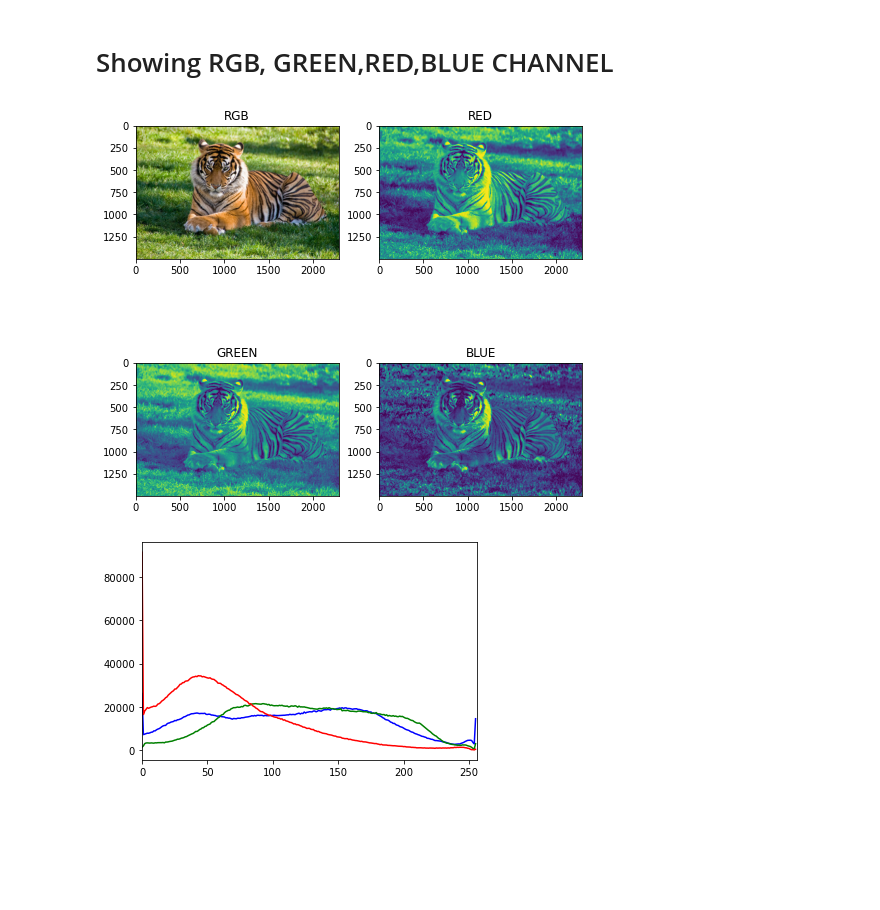
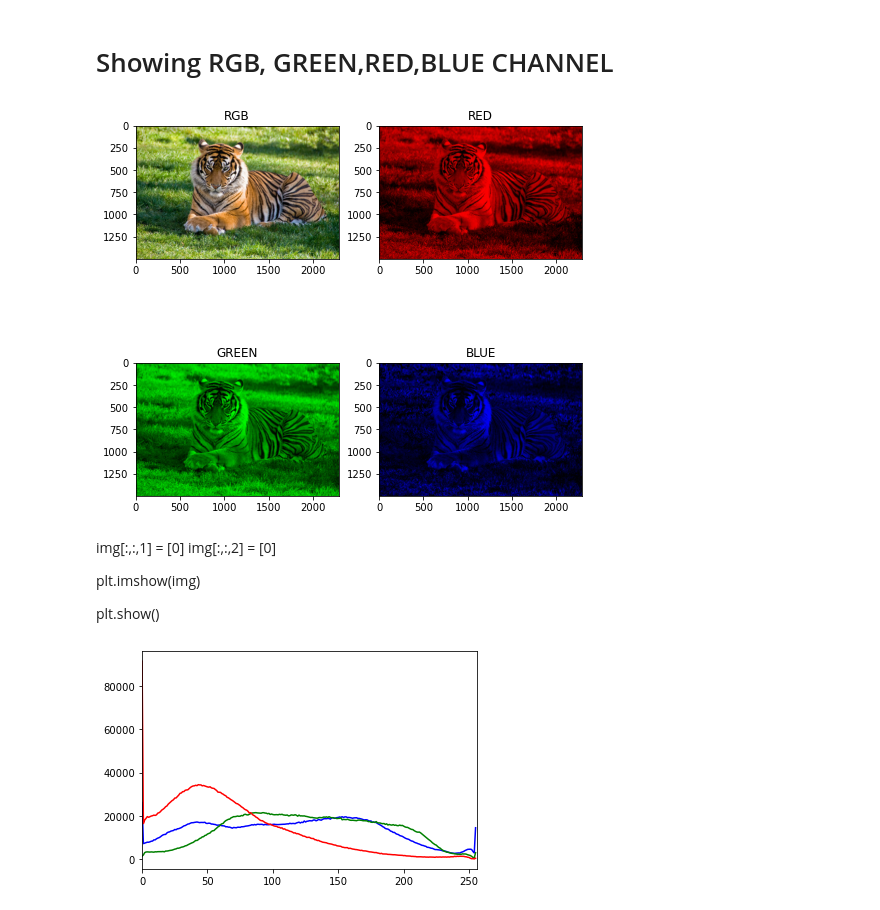
Before and after one commit to Rifat-Hosen/Image_Processing, a Jupyter notebook: Assignment-1.ipynb, the cells around one changed output. Saved outputs shown, nothing was run; the diff lists cells and outputs as text; code cells hidden in the pictures; blank space fills up the shorter version.

```diff
--- a/Assignment-1.ipynb
+++ b/Assignment-1.ipynb
@@ -26,25 +28,41 @@ Shape =  (1500, 2292, 3) Size =  10314000
 # %%
 fig, ax = plt.subplots(figsize=(8, 8))
 
 plt.subplot(2,2,1)
 plt.title("RGB")
 plt.imshow(img)
 
 plt.subplot(2,2,2)
 plt.title("RED")
-plt.imshow(img[:,:,0])
+Img_temp = np.copy(img)
+Img_temp[:,:,1] = [0]
+Img_temp[:,:,2] = [0]
+plt.imshow(Img_temp)
 
 plt.subplot(2,2,3)
 plt.title("GREEN")
-plt.imshow(img[:,:,1])
+Img_temp = np.copy(img)
+Img_temp[:,:,0] = [0]
+Img_temp[:,:,2] = [0]
+plt.imshow(Img_temp)
 
 plt.subplot(2,2,4)
 plt.title("BLUE")
-plt.imshow(img[:,:,2])
+Img_temp = np.copy(img)
+Img_temp[:,:,0] = [0]
+Img_temp[:,:,1] = [0]
+plt.imshow(Img_temp)
 
 plt.show()
 # %% [output]
-[figure, old version]
+[figure, new version]
+# %% [markdown]
+img[:,:,1] = [0]
+img[:,:,2] = [0]
+
+plt.imshow(img)
+
+plt.show()
 # %%
 color = ('b','g','r')
 for i,col in enumerate(color):
```
Also changed, not shown: parts of 5 cells of this notebook, 1 other file.
